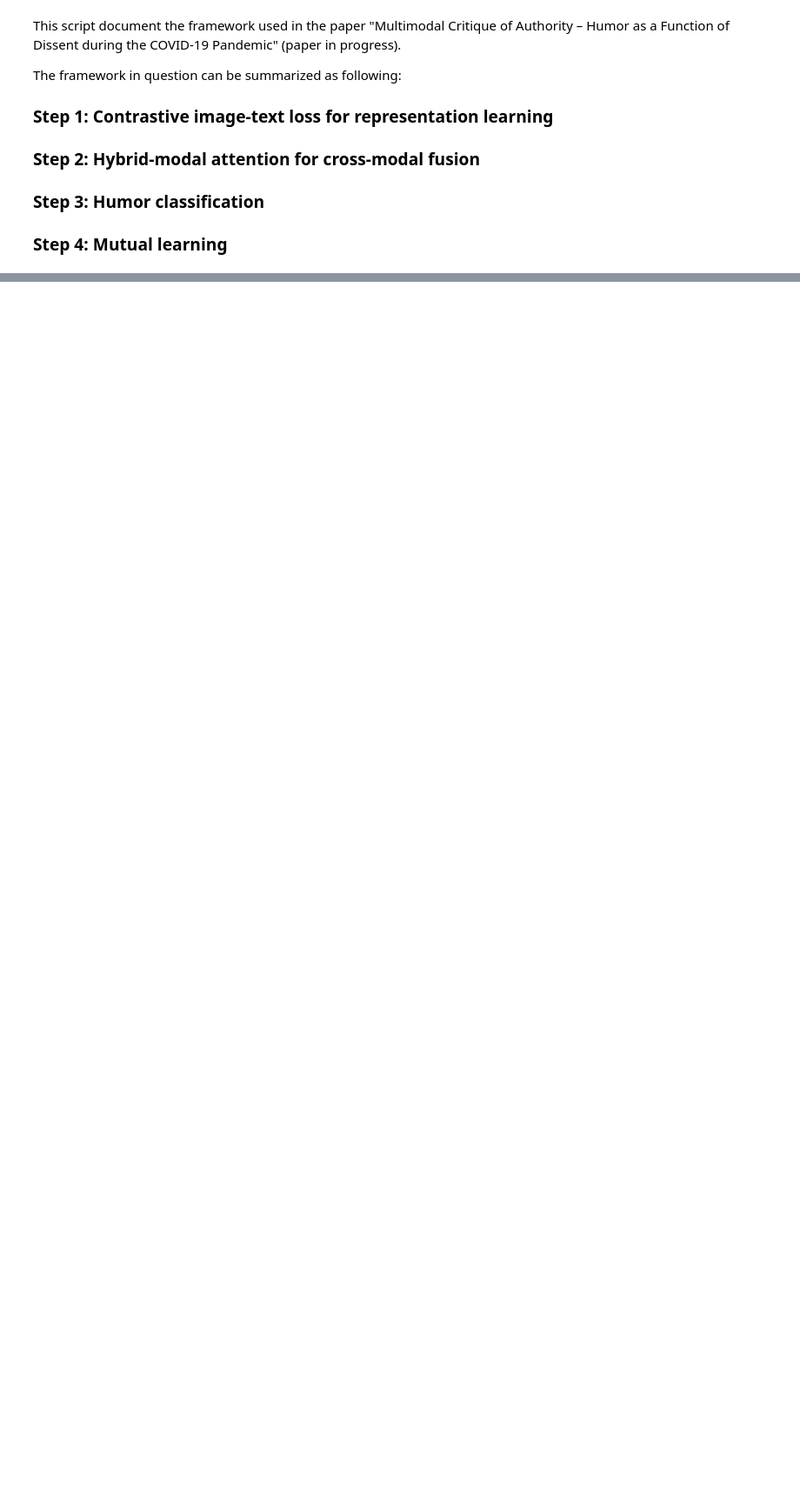
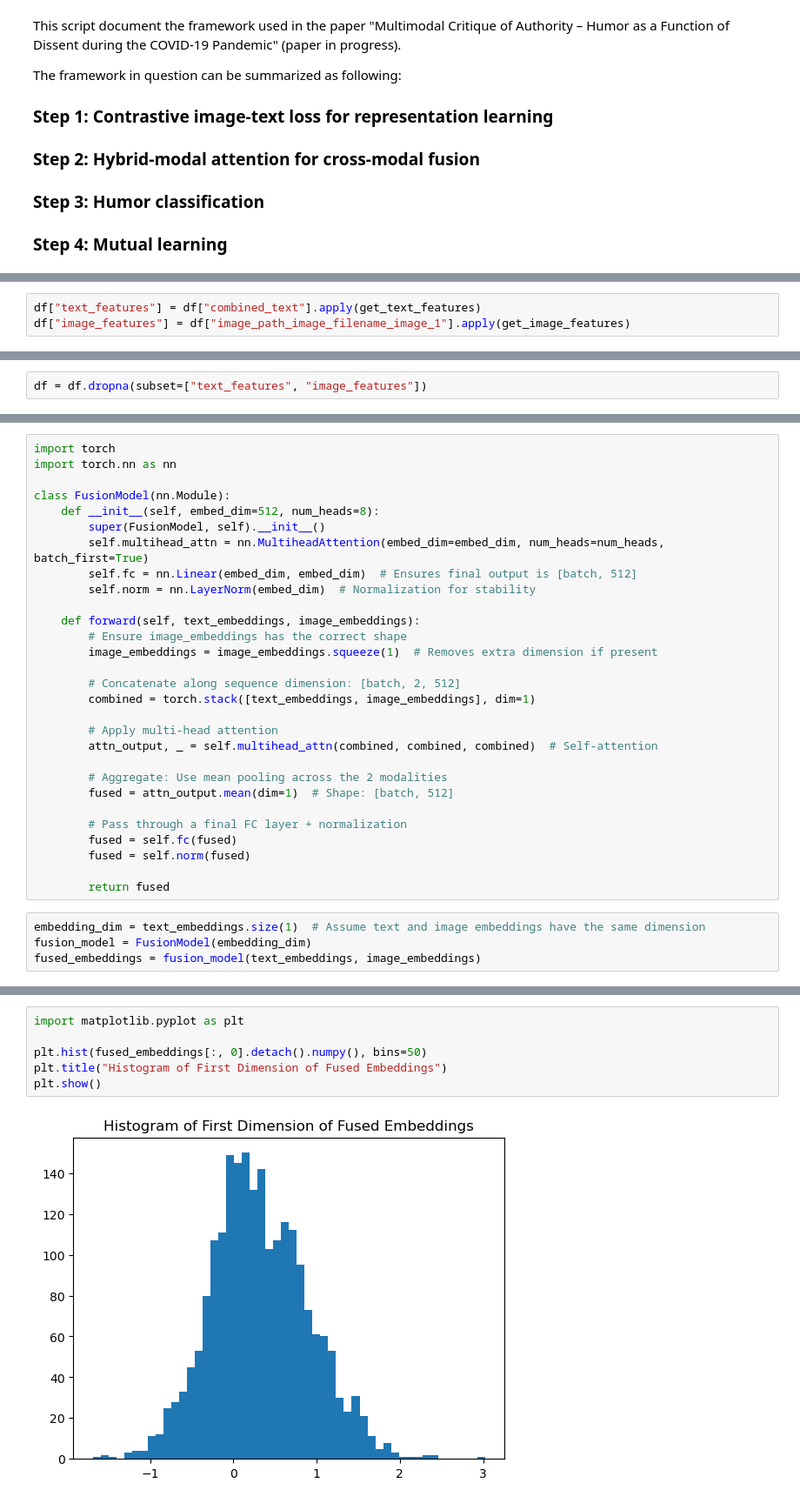
Before and after one commit to SiriFrisli/poli_reco, a Jupyter notebook: Classification/mutual_learning.ipynb, the cells around one changed output, grey strips where cells are left out. Shown at 87% size. Cells and saved outputs as stored; diff of their text form; blank space fills up the shorter version.

```diff
--- a/Classification/mutual_learning.ipynb
+++ b/Classification/mutual_learning.ipynb
@@ -92,0 +125,3 @@ def train_contrastive_model(image_paths, texts, epochs=10, lr=1e-4):
+# %%
+df["text_features"] = df["combined_text"].apply(get_text_features)
+df["image_features"] = df["image_path_image_filename_image_1"].apply(get_image_features)
@@ -92,0 +148,2 @@ def train_contrastive_model(image_paths, texts, epochs=10, lr=1e-4):
+# %%
+df = df.dropna(subset=["text_features", "image_features"])
@@ -92,0 +214,33 @@ def train_contrastive_model(image_paths, texts, epochs=10, lr=1e-4):
+# %%
+import torch
+import torch.nn as nn
+
+class FusionModel(nn.Module):
+    def __init__(self, embed_dim=512, num_heads=8):
+        super(FusionModel, self).__init__()
+        self.multihead_attn = nn.MultiheadAttention(embed_dim=embed_dim, num_heads=num_heads, batch_first=True)
+        self.fc = nn.Linear(embed_dim, embed_dim)  # Ensures final output is [batch, 512]
+        self.norm = nn.LayerNorm(embed_dim)  # Normalization for stability
+
+    def forward(self, text_embeddings, image_embeddings):
+        # Ensure image_embeddings has the correct shape
+        image_embeddings = image_embeddings.squeeze(1)  # Removes extra dimension if present
+
+        # Concatenate along sequence dimension: [batch, 2, 512]
+        combined = torch.stack([text_embeddings, image_embeddings], dim=1)
+
+        # Apply multi-head attention
+        attn_output, _ = self.multihead_attn(combined, combined, combined)  # Self-attention
+
+        # Aggregate: Use mean pooling across the 2 modalities
+        fused = attn_output.mean(dim=1)  # Shape: [batch, 512]
+
+        # Pass through a final FC layer + normalization
+        fused = self.fc(fused)
+        fused = self.norm(fused)
+
+        return fused
+# %%
+embedding_dim = text_embeddings.size(1)  # Assume text and image embeddings have the same dimension
+fusion_model = FusionModel(embedding_dim)
+fused_embeddings = fusion_model(text_embeddings, image_embeddings)
@@ -93 +266,9 @@ def train_contrastive_model(image_paths, texts, epochs=10, lr=1e-4):
+# %%
+import matplotlib.pyplot as plt
+
+plt.hist(fused_embeddings[:, 0].detach().numpy(), bins=50)
+plt.title("Histogram of First Dimension of Fused Embeddings")
+plt.show()
+# %% [output]
+[figure, added]
 # %% [markdown]
```
Also changed, not shown: parts of 31 cells of this notebook, 1 other file.
